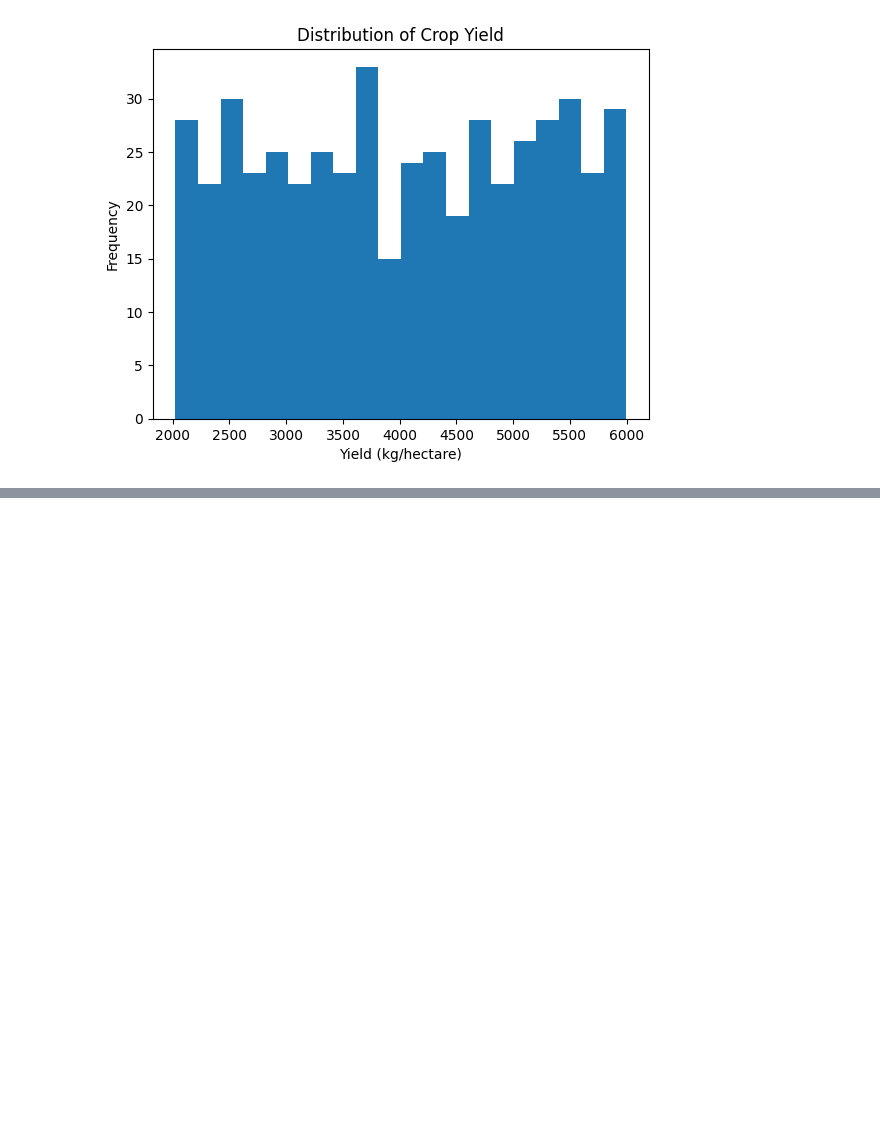
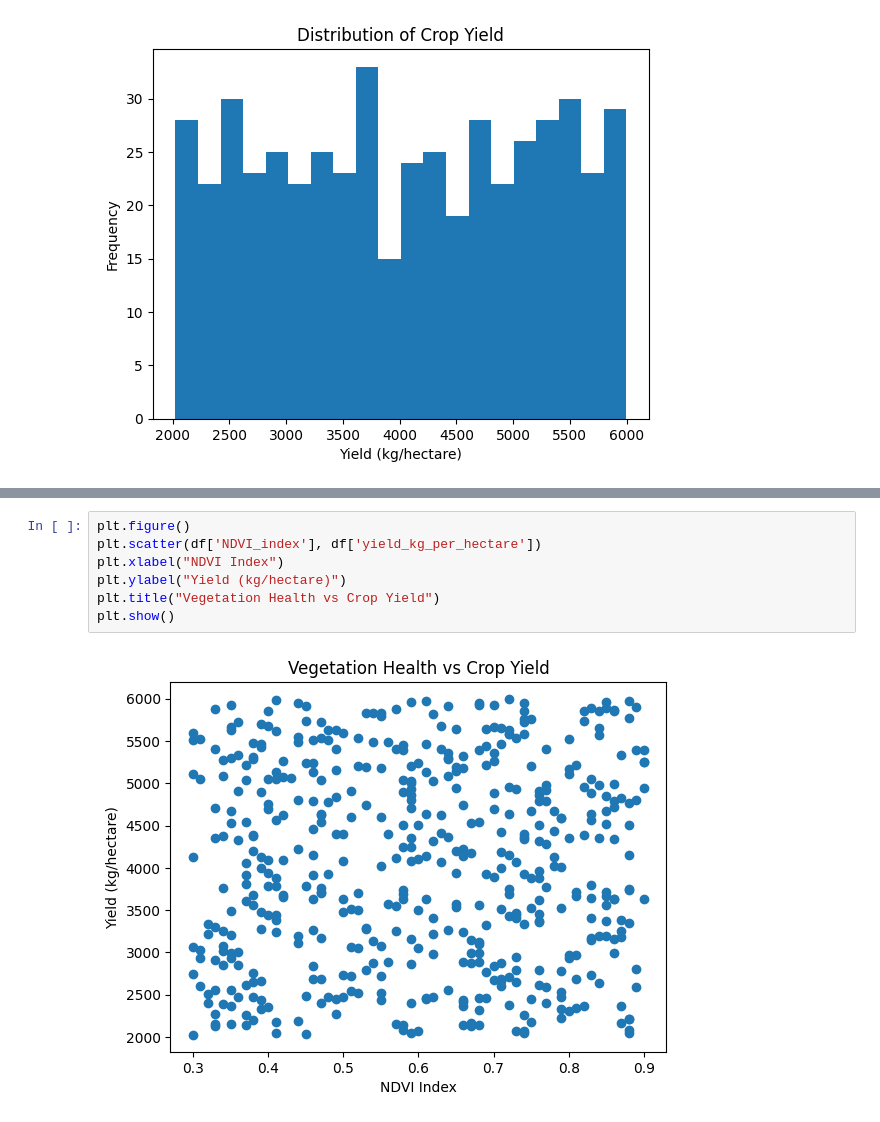
Before and after one commit to Richa0416/research_agri, a Jupyter notebook: research_agri.ipynb, the cells around one changed output, grey strips where cells are left out. Saved outputs shown, nothing was run; the diff lists cells and outputs as text; blank space fills up the shorter version.

```diff
--- a/research_agri.ipynb
+++ b/research_agri.ipynb
@@ -300,0 +342,9 @@ data['yield_kg_per_hectare'].skew()
+# %%
+plt.figure()
+plt.scatter(df['NDVI_index'], df['yield_kg_per_hectare'])
+plt.xlabel("NDVI Index")
+plt.ylabel("Yield (kg/hectare)")
+plt.title("Vegetation Health vs Crop Yield")
+plt.show()
+# %% [output]
+[figure, added]
```
Also changed, not shown: parts of 12 cells of this notebook.
